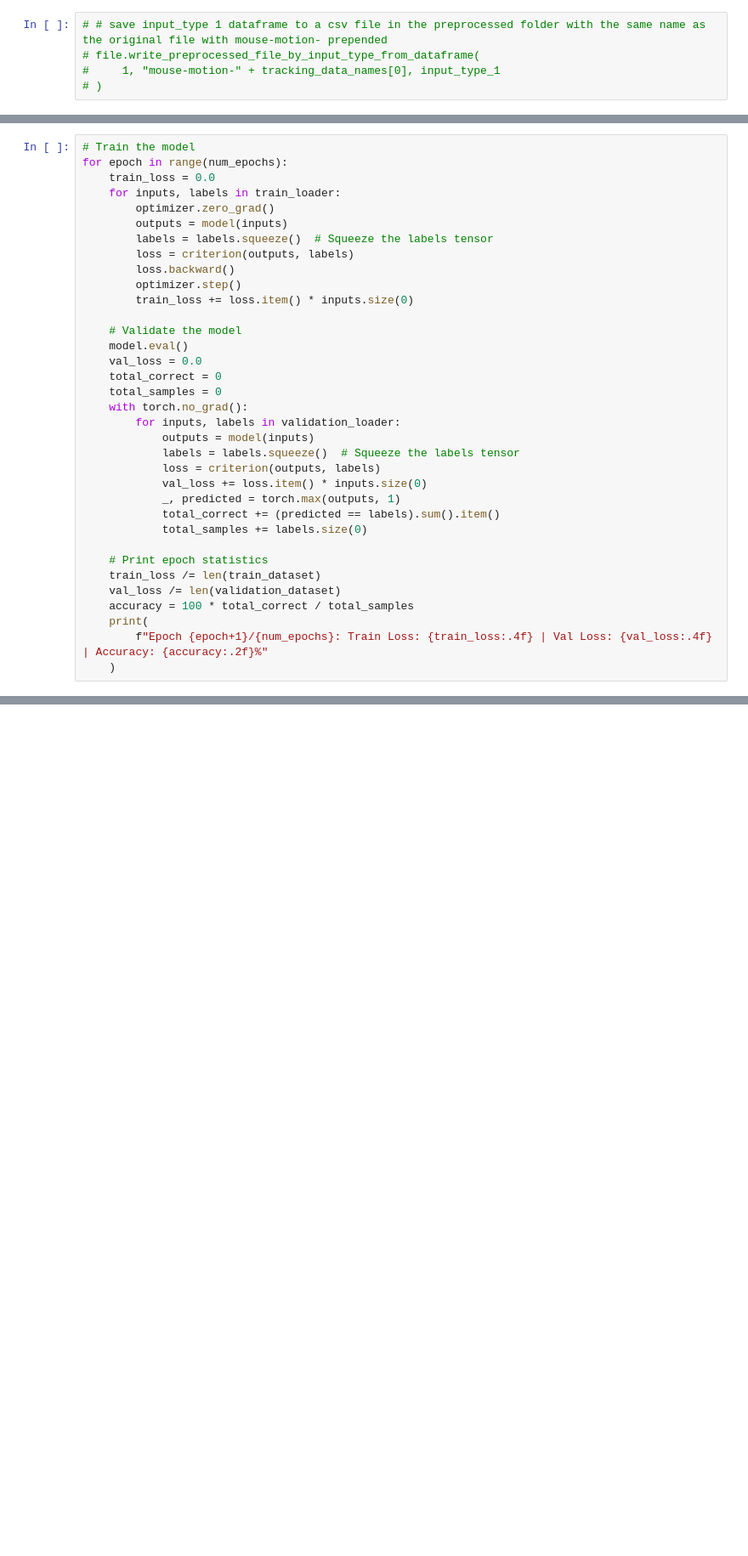
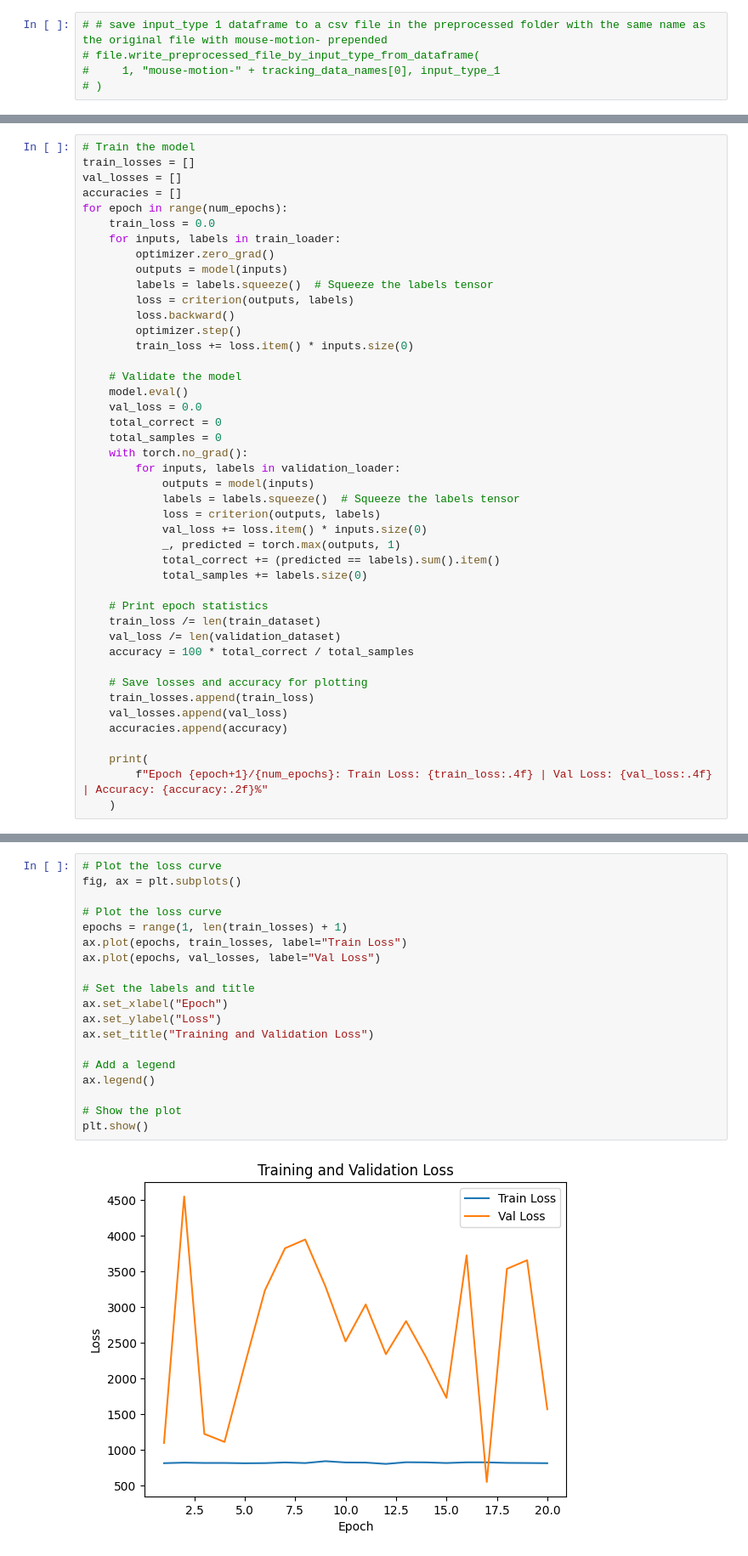
Before and after one commit to hiyaryan/chillpill, a Jupyter notebook: tracking.ipynb, the cells around one changed output, grey strips where cells are left out. Shown at 85% size. Saved outputs shown, nothing was run; the diff lists cells and outputs as text; blank space fills up the shorter version.

Commit message:
Add two more trials for RNN GRU.
Implement class for RNN combined LSTM GRU. Implement loss curves and accuracy
curves.

```diff
--- a/tracking.ipynb
+++ b/tracking.ipynb
@@ -451,6 +576,9 @@ criterion = nn.CrossEntropyLoss()
 optimizer = optim.Adam(model.parameters(), lr=learning_rate)
 # %%
 # Train the model
+train_losses = []
+val_losses = []
+accuracies = []
 for epoch in range(num_epochs):
     train_loss = 0.0
     for inputs, labels in train_loader:
@@ -481,6 +609,12 @@ for epoch in range(num_epochs):
     train_loss /= len(train_dataset)
     val_loss /= len(validation_dataset)
     accuracy = 100 * total_correct / total_samples
+
+    # Save losses and accuracy for plotting
+    train_losses.append(train_loss)
+    val_losses.append(val_loss)
+    accuracies.append(accuracy)
+
     print(
         f"Epoch {epoch+1}/{num_epochs}: Train Loss: {train_loss:.4f} | Val Loss: {val_loss:.4f} | Accuracy: {accuracy:.2f}%"
     )
@@ -499,0 +642,21 @@ Epoch 12/20: Train Loss: 1.1529 | Val Loss: 1.8938 | Accuracy: 20.00%
+# %%
+# Plot the loss curve
+fig, ax = plt.subplots()
+
+# Plot the loss curve
+epochs = range(1, len(train_losses) + 1)
+ax.plot(epochs, train_losses, label="Train Loss")
+ax.plot(epochs, val_losses, label="Val Loss")
+
+# Set the labels and title
+ax.set_xlabel("Epoch")
+ax.set_ylabel("Loss")
+ax.set_title("Training and Validation Loss")
+
+# Add a legend
+ax.legend()
+
+# Show the plot
+plt.show()
+# %% [output]
+[figure, added]
```
Also changed, not shown: parts of 7 cells of this notebook.
